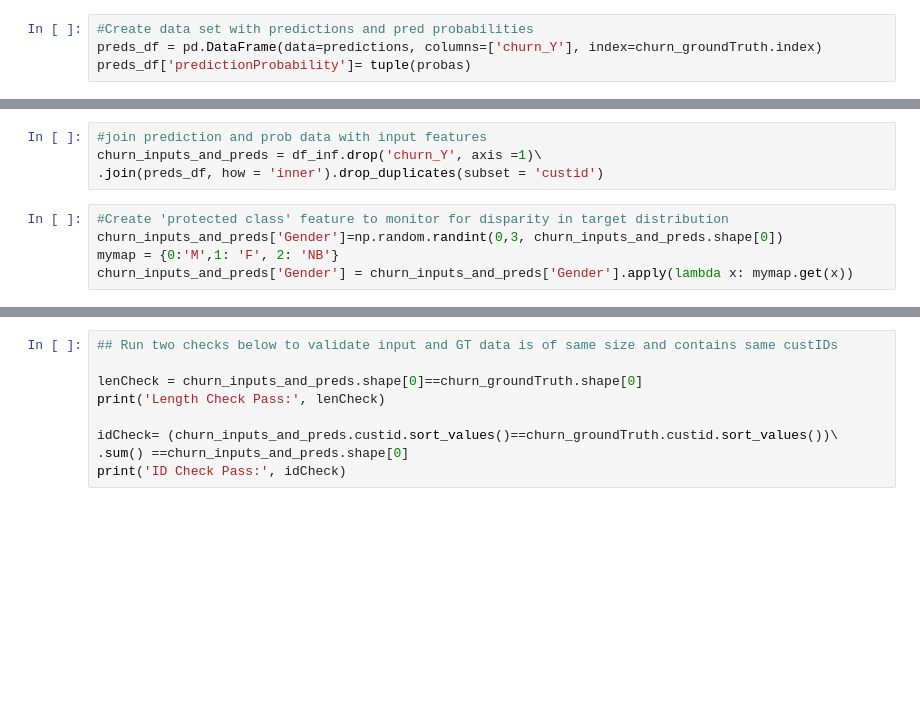
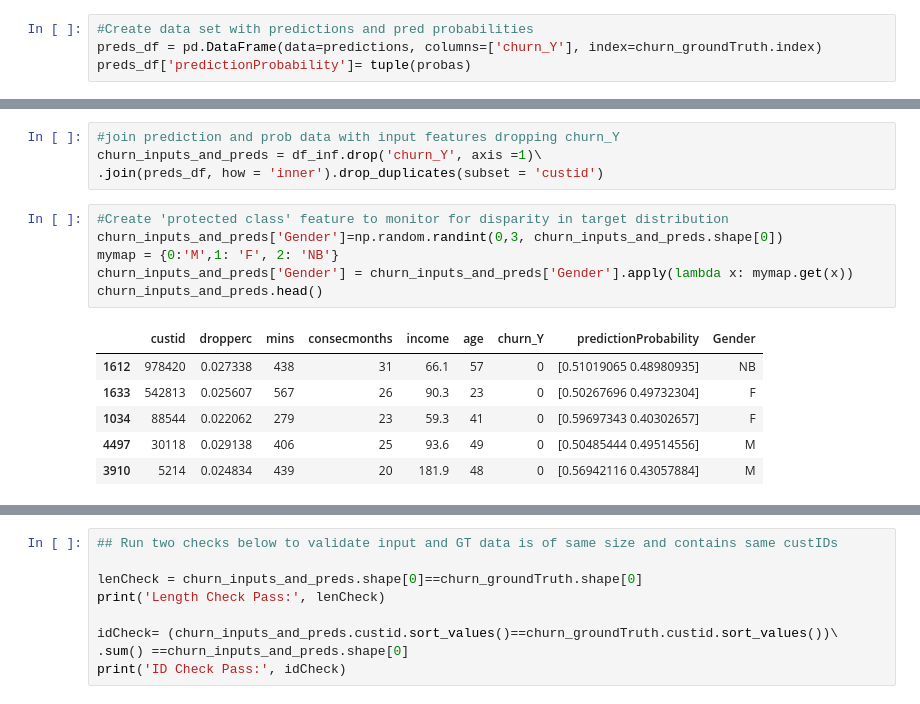
Before and after one commit to alireza-domino/DMM-quick-start-classification, a Jupyter notebook: ChurnModel-ali.ipynb, the cells around one changed output, grey strips where cells are left out. Cells and saved outputs as stored; diff of their text form; blank space fills up the shorter version.

Commit message:
Updated ChurnModel-ali and Viz
Pushed from Domino: https://fldfive8383.cs.domino.tech/workspace/ddl-alireza/DMM-classification?executionId=6272b2e57b23f475da4bde96

```diff
--- a/ChurnModel-ali.ipynb
+++ b/ChurnModel-ali.ipynb
@@ -140,12 +191,20 @@ preds_df['predictionProbability']=preds_df.predictionProbability.apply(lambda x
 # %%
-#join prediction and prob data with input features
+#join prediction and prob data with input features dropping churn_Y
 churn_inputs_and_preds = df_inf.drop('churn_Y', axis =1)\
 .join(preds_df, how = 'inner').drop_duplicates(subset = 'custid')
 # %%
 #Create 'protected class' feature to monitor for disparity in target distribution
 churn_inputs_and_preds['Gender']=np.random.randint(0,3, churn_inputs_and_preds.shape[0])
 mymap = {0:'M',1: 'F', 2: 'NB'}
 churn_inputs_and_preds['Gender'] = churn_inputs_and_preds['Gender'].apply(lambda x: mymap.get(x))
+churn_inputs_and_preds.head()
+# %% [output]
+|  | custid | dropperc | mins | consecmonths | income | age | churn_Y | predictionProbability | Gender |
+| 1612 | 978420 | 0.027338 | 438 | 31 | 66.1 | 57 | 0 | [0.51019065 0.48980935] | NB |
+| 1633 | 542813 | 0.025607 | 567 | 26 | 90.3 | 23 | 0 | [0.50267696 0.49732304] | F |
+| 1034 | 88544 | 0.022062 | 279 | 23 | 59.3 | 41 | 0 | [0.59697343 0.40302657] | F |
+| 4497 | 30118 | 0.029138 | 406 | 25 | 93.6 | 49 | 0 | [0.50485444 0.49514556] | M |
+| 3910 | 5214 | 0.024834 | 439 | 20 | 181.9 | 48 | 0 | [0.56942116 0.43057884] | M |
 # %%
 #Add visualization of protected class for tracking purposes
 ax = sns.barplot(x = ['F', 'M', 'NB'], y = churn_inputs_and_preds.groupby('Gender').mean()['churn_Y'])
```
Also changed, not shown: parts of 17 cells of this notebook, 2 other files.
